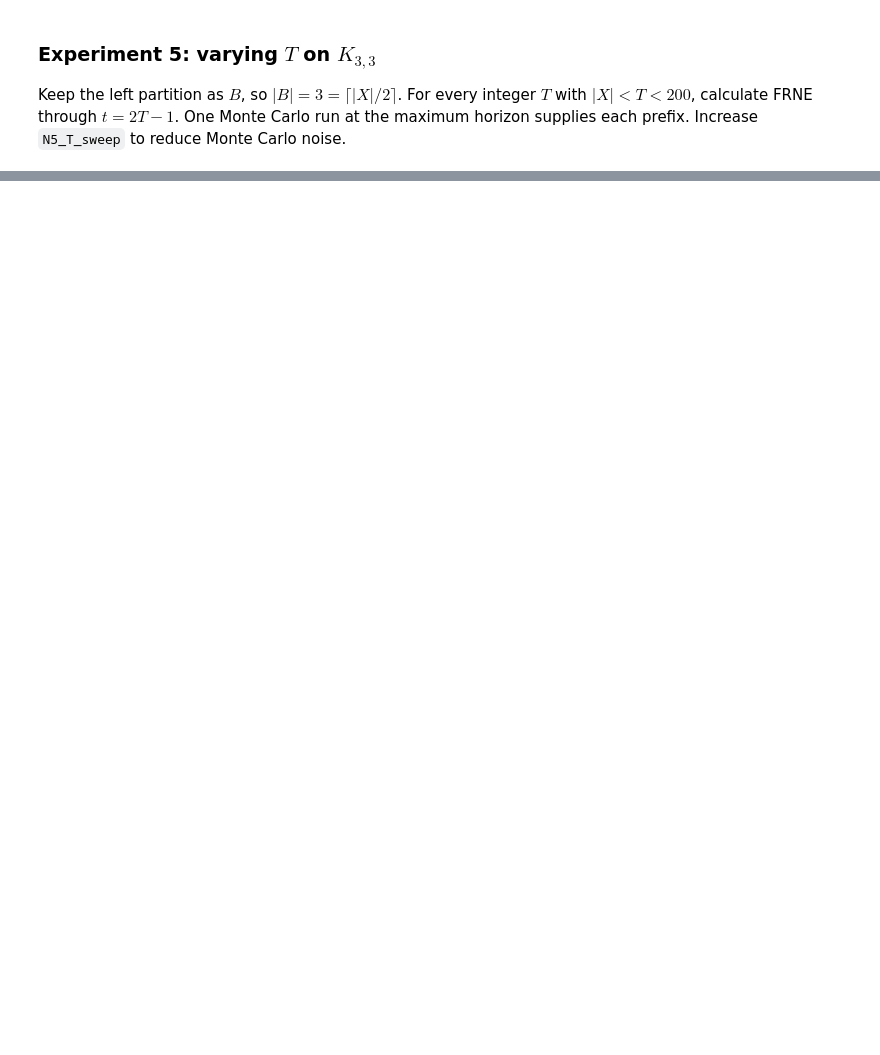
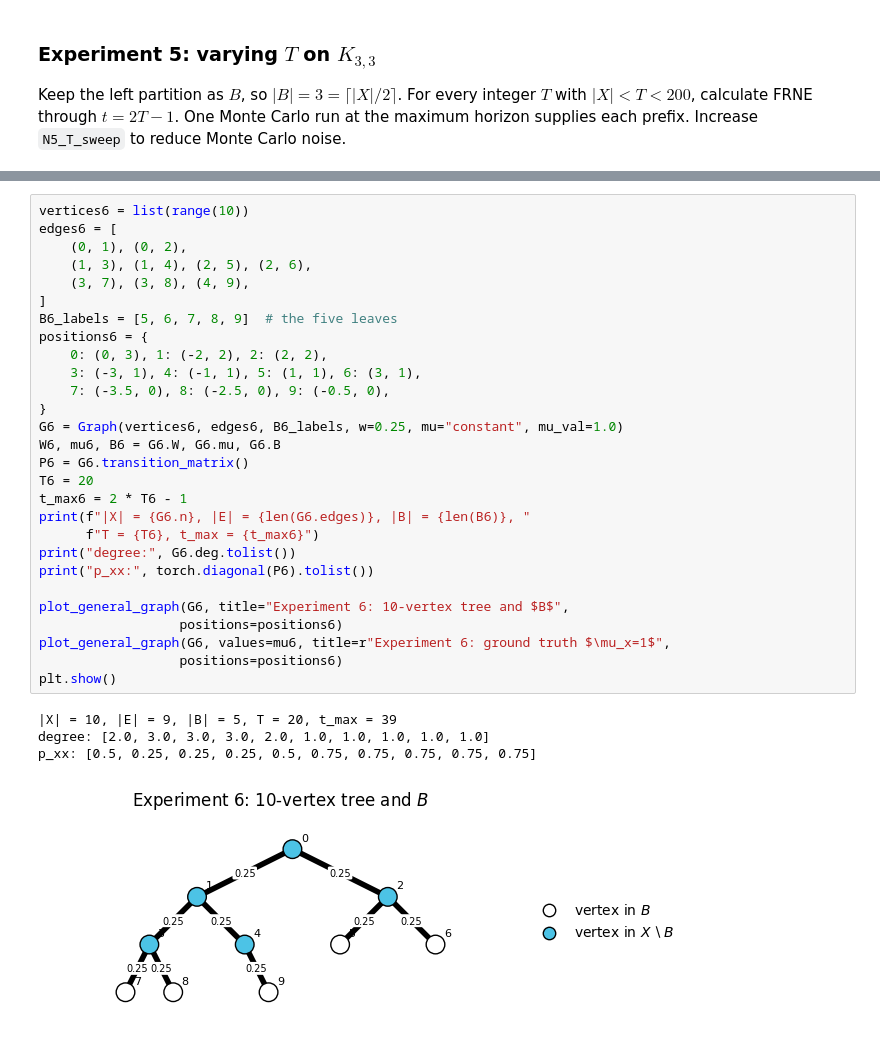
Before and after one commit to uw-math-ai/ai-inverse-lab, a Jupyter notebook: Data Simulation (Varying B, T) - Annie/New Graphs Experiment (Annie).ipynb, the cells around one changed output, grey strips where cells are left out. Cells and saved outputs as stored; diff of their text form; blank space fills up the shorter version.

Commit message:
trying trees

```diff
--- a/Data Simulation (Varying B, T) - Annie/New Graphs Experiment (Annie).ipynb
+++ b/Data Simulation (Varying B, T) - Annie/New Graphs Experiment (Annie).ipynb
@@ -248,0 +253,33 @@ plt.show()
+# %%
+vertices6 = list(range(10))
+edges6 = [
+    (0, 1), (0, 2),
+    (1, 3), (1, 4), (2, 5), (2, 6),
+    (3, 7), (3, 8), (4, 9),
+]
+B6_labels = [5, 6, 7, 8, 9]  # the five leaves
+positions6 = {
+    0: (0, 3), 1: (-2, 2), 2: (2, 2),
+    3: (-3, 1), 4: (-1, 1), 5: (1, 1), 6: (3, 1),
+    7: (-3.5, 0), 8: (-2.5, 0), 9: (-0.5, 0),
+}
+G6 = Graph(vertices6, edges6, B6_labels, w=0.25, mu="constant", mu_val=1.0)
+W6, mu6, B6 = G6.W, G6.mu, G6.B
+P6 = G6.transition_matrix()
+T6 = 20
+t_max6 = 2 * T6 - 1
+print(f"|X| = {G6.n}, |E| = {len(G6.edges)}, |B| = {len(B6)}, "
+      f"T = {T6}, t_max = {t_max6}")
+print("degree:", G6.deg.tolist())
+print("p_xx:", torch.diagonal(P6).tolist())
+
+plot_general_graph(G6, title="Experiment 6: 10-vertex tree and $B$",
+                  positions=positions6)
+plot_general_graph(G6, values=mu6, title=r"Experiment 6: ground truth $\mu_x=1$",
+                  positions=positions6)
+plt.show()
+# %% [output]
+|X| = 10, |E| = 9, |B| = 5, T = 20, t_max = 39
+degree: [2.0, 3.0, 3.0, 3.0, 2.0, 1.0, 1.0, 1.0, 1.0, 1.0]
+p_xx: [0.5, 0.25, 0.25, 0.25, 0.5, 0.75, 0.75, 0.75, 0.75, 0.75]
+[figure, added]
```
Also changed, not shown: parts of 6 cells of this notebook, 1 other file.
